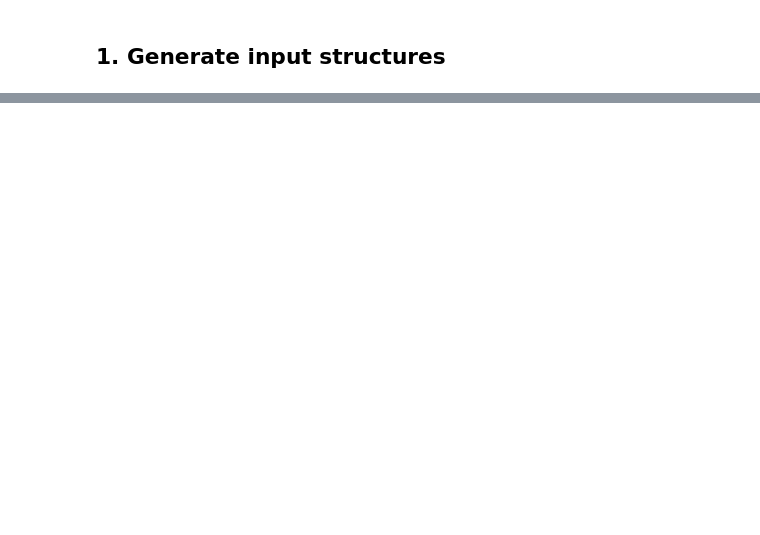
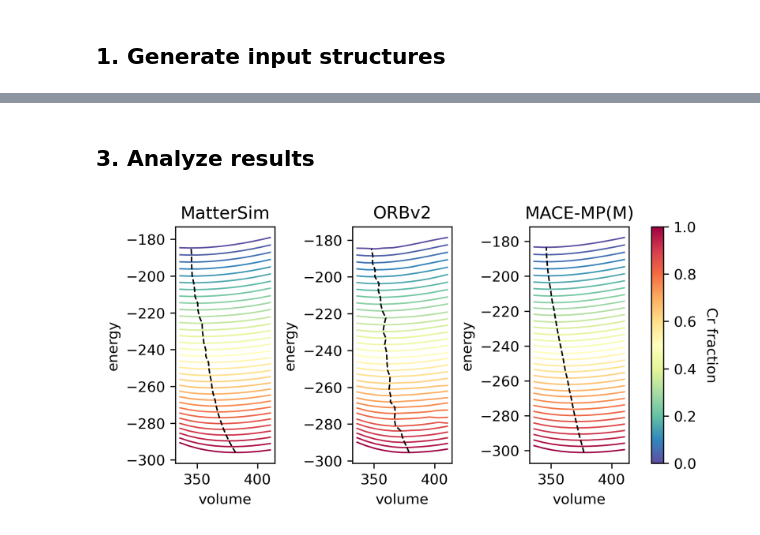
Before and after one commit to atomind-ai/mlip-arena, a Jupyter notebook: mlip_arena/tasks/eos_alloy/run.ipynb, the cells around one changed output, grey strips where cells are left out. Saved outputs shown, nothing was run; the diff lists cells and outputs as text; code cells hidden in the pictures; blank space fills up the shorter version.

```diff
--- a/mlip_arena/tasks/eos_alloy/run.ipynb
+++ b/mlip_arena/tasks/eos_alloy/run.ipynb
@@ -111,0 +78,2 @@ def postprocess(output, model: str, formula: str):
+# %% [markdown]
+## 3. Analyze results
@@ -111,0 +87,54 @@ def postprocess(output, model: str, formula: str):
+# %%
+df = pd.read_hdf("eos.h5")
+
+cmap = colormaps.get_cmap('Spectral').reversed()
+norm = colors.Normalize(vmin=0, vmax=1)
+
+formulae = [f for f in set(df['formula']) if 'Fe' not in f]
+methods = set(df['method'])
+
+with plt.style.context('default'):
+
+    fig, axes = plt.subplots(
+        ncols=len(methods),
+        figsize=(6,3),
+        layout='constrained',
+        dpi=300
+    )
+
+    for i, method in enumerate(methods):
+
+        ev0s = []
+        for fi, formula in enumerate(formulae):
+
+            filtered_data = df[(df['formula'] == formula) & (df['method'] == method)]
+            filtered_data = filtered_data.drop_duplicates(subset=['method', 'formula', 'volume'], keep='last')
+
+            ev0s.append((filtered_data['v0'].drop_duplicates()[0], filtered_data['e0'].drop_duplicates()[0]))
+
+            c = Formula(formula) // Formula('Cr') / len(Formula(formula))
+
+            axes[i].plot(
+                filtered_data['volume'], filtered_data['energy'],
+                c=cmap(norm(c)),
+                lw=1
+            )
+            axes[i].set(
+                title=method
+            )
+
+        ev0s = np.array(sorted(ev0s, key=lambda x: x[1]))
+
+        axes[i].plot(ev0s[:, 0], ev0s[:, 1], "--", color="black", lw=1)
+        axes[i].set(
+            xlabel='volume', ylabel='energy'
+        )
+
+    sm = cm.ScalarMappable(cmap=cmap, norm=norm)
+    sm.set_array([])
+    cbar = fig.colorbar(sm, ax=axes, orientation='vertical', aspect=20)
+    cbar.set_label("Cr fraction", rotation=270, labelpad=15)
+
+    plt.show()
+# %% [output]
+[figure, added]
```
Also changed, not shown: parts of 9 cells of this notebook, 2 other files.
